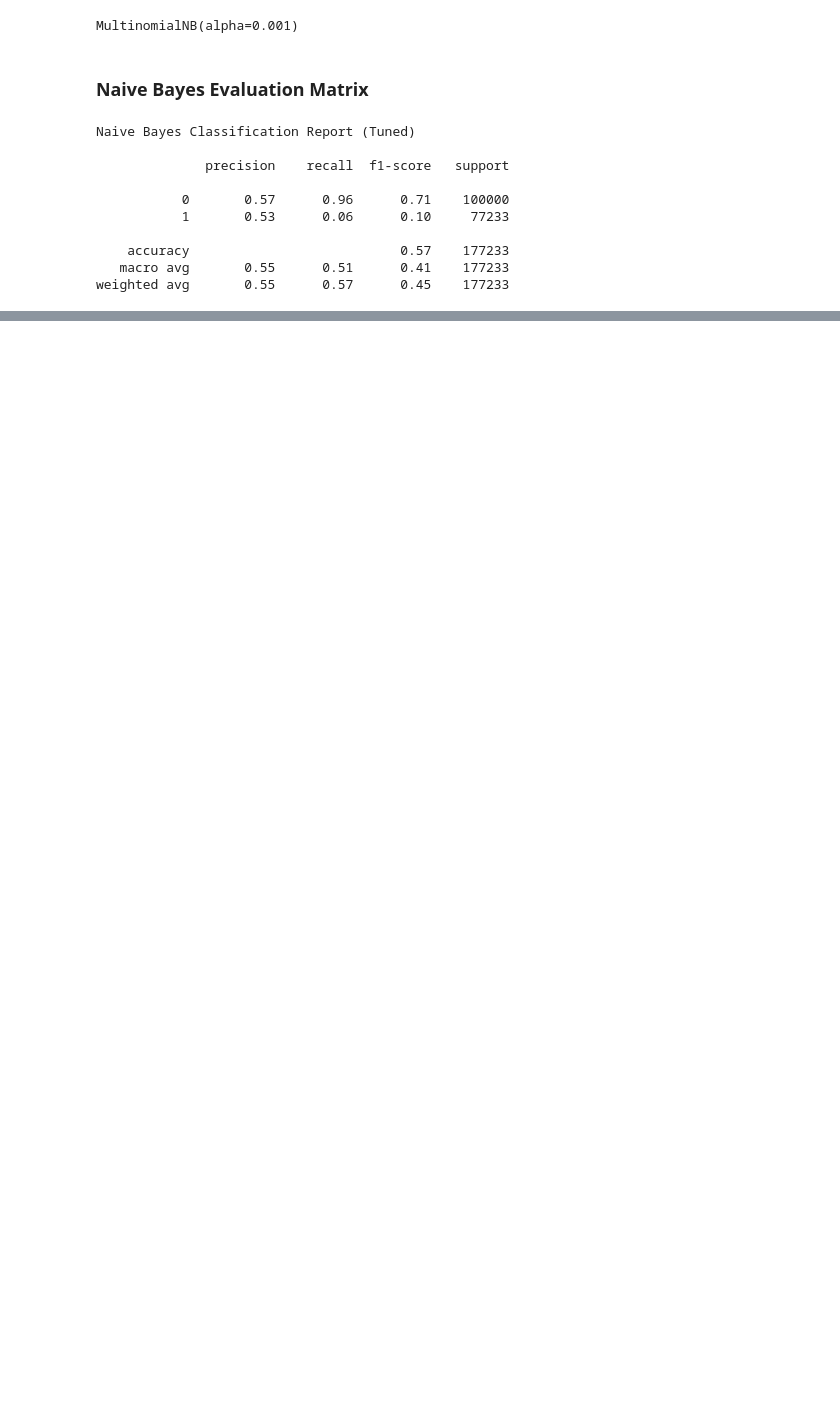
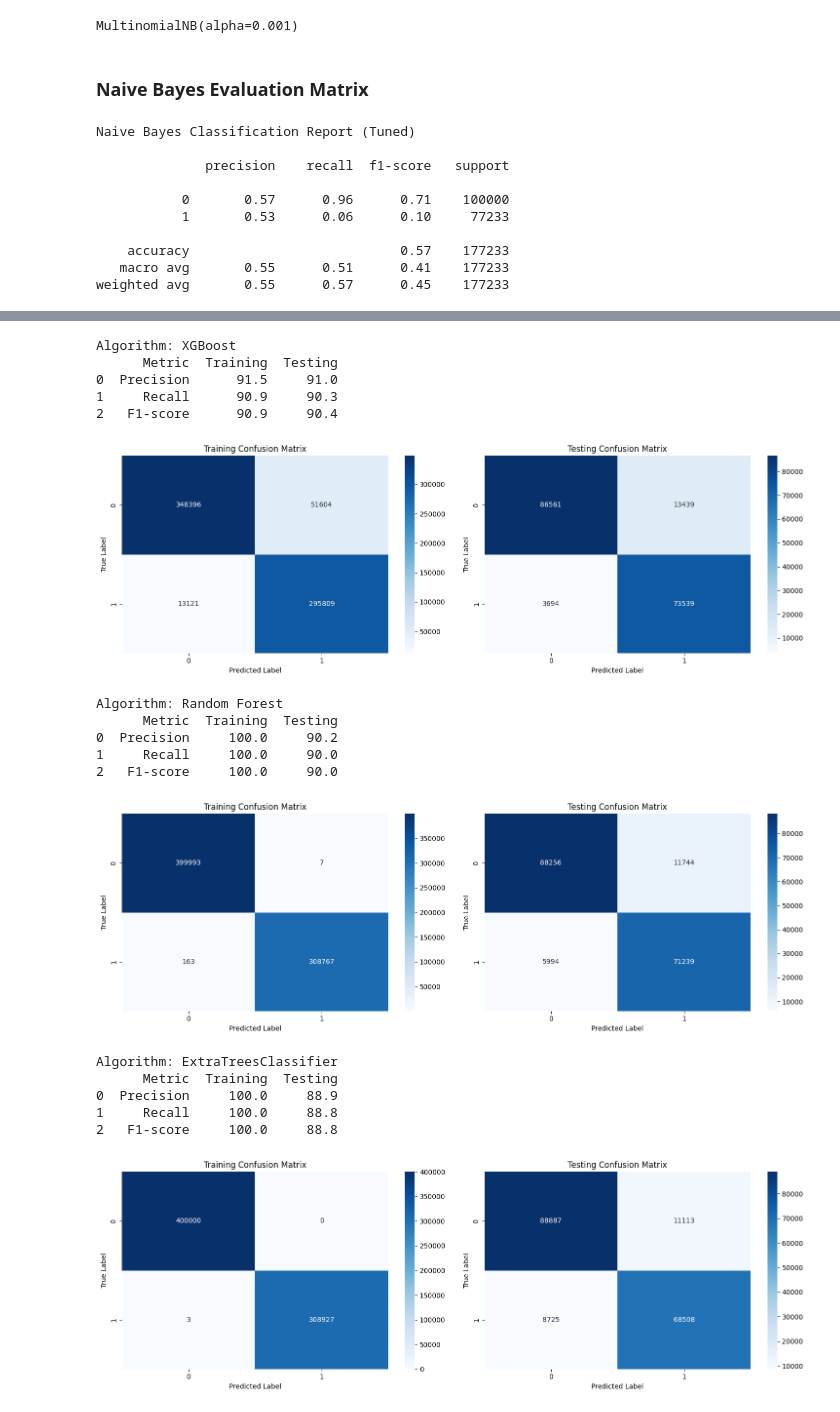
Before and after one commit to rafsunsheikh/money_laundering, a Jupyter notebook: Anti_money_laundering.ipynb, the cells around one changed output, grey strips where cells are left out. Cells and saved outputs as stored; diff of their text form; code cells hidden in the pictures; blank space fills up the shorter version.

```diff
--- a/Anti_money_laundering.ipynb
+++ b/Anti_money_laundering.ipynb
@@ -987,0 +1221,50 @@ NameError: name 'knn' is not defined
+# %%
+# Plot confusion matrices and display DataFrame for each algorithm
+for classifier_name, metrics in results.items():
+    print(f"Algorithm: {classifier_name}")
+
+    # Display DataFrame
+    df = pd.DataFrame({
+        'Metric': ['Precision', 'Recall', 'F1-score'],
+        'Training': [metrics['training']['precision'], metrics['training']['recall'], metrics['training']['f1-score']],
+        'Testing': [metrics['testing']['precision'], metrics['testing']['recall'], metrics['testing']['f1-score']]
+    })
+    print(df)
+    print("\n")
+
+    # Plot confusion matrices
+    fig, axes = plt.subplots(1, 2, figsize=(15, 5))
+
+    # Training confusion matrix
+    sns.heatmap(metrics['training']['confusion_matrix'], annot=True, fmt='d', cmap='Blues', ax=axes[0])
+    axes[0].set_title('Training Confusion Matrix')
+    axes[0].set_xlabel('Predicted Label')
+    axes[0].set_ylabel('True Label')
+
+    # Testing confusion matrix
+    sns.heatmap(metrics['testing']['confusion_matrix'], annot=True, fmt='d', cmap='Blues', ax=axes[1])
+    axes[1].set_title('Testing Confusion Matrix')
+    axes[1].set_xlabel('Predicted Label')
+    axes[1].set_ylabel('True Label')
+
+    plt.tight_layout()
+    plt.show()
+# %% [output]
+Algorithm: XGBoost
+      Metric  Training  Testing
+0  Precision      91.5     91.0
+1     Recall      90.9     90.3
+2   F1-score      90.9     90.4
+[figure, added]
+Algorithm: Random Forest
+      Metric  Training  Testing
+0  Precision     100.0     90.2
+1     Recall     100.0     90.0
+2   F1-score     100.0     90.0
+[figure, added]
+Algorithm: ExtraTreesClassifier
+      Metric  Training  Testing
+0  Precision     100.0     88.9
+1     Recall     100.0     88.8
+2   F1-score     100.0     88.8
+[figure, added]
```
Also changed, not shown: parts of 57 cells of this notebook.
